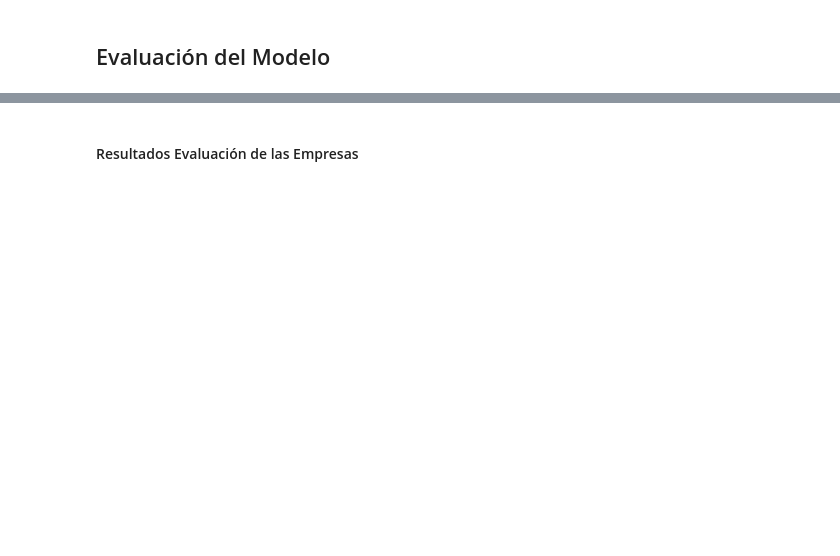
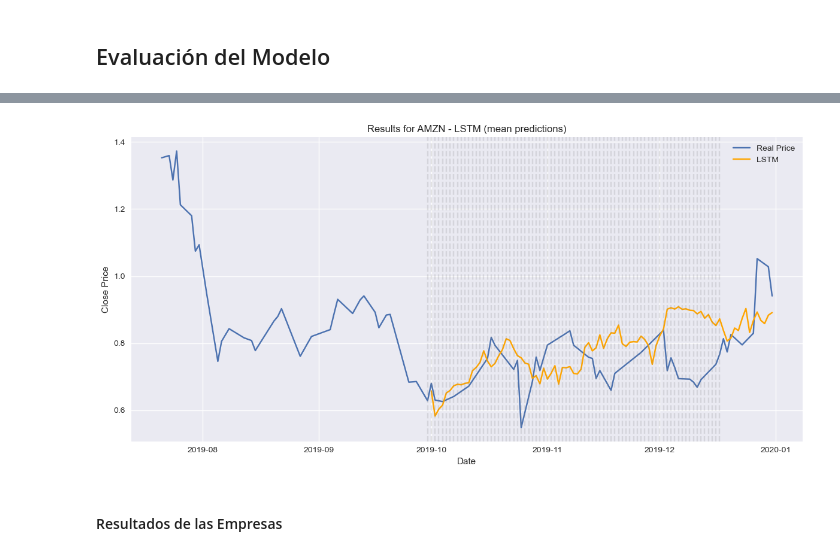
Before and after one commit to yoel79/TFM, a Jupyter notebook: LSTM_Model/LSTM_Model.ipynb, the cells around one changed output, grey strips where cells are left out. Cells and saved outputs as stored; diff of their text form; code cells hidden in the pictures; blank space fills up the shorter version.

```diff
--- a/LSTM_Model/LSTM_Model.ipynb
+++ b/LSTM_Model/LSTM_Model.ipynb
@@ -392,0 +195,19 @@ fig
+# %%
+# Calcular número de días únicos en el conjunto de test
+test_horizon = test['ds'].nunique()
+
+# Como el modelo LSTM solo permite avanzar día a día (step_size = 1),
+# establecemos el número de ventanas de forma que cubra todo el periodo avanzando de uno en uno.
+n_windows = test_horizon - 14 + 1
+print(f"Se usarán {n_windows} ventanas de validación (avance diario).")
+
+# Evaluación con cross-validation (rolling) adaptada al LSTM
+cv_result = nf.cross_validation(
+    df=full_df,
+    n_windows=n_windows,
+    step_size=1,
+    refit=False,
+    id_col='unique_id',
+    time_col='ds',
+    target_col='y'
+)
@@ -393,2 +301,35 @@ fig
+# %%
+import matplotlib.pyplot as plt
+
+ticker = 1 # ID de la empresa
+y_real = df_final[df_final['unique_id'] == ticker][1000:]  # Filtrar los datos a partir de un índice específico
+cv_res = cv_result[cv_result['unique_id'] == ticker]  # Resultados de la validación cruzada para la empresa
+
+# Agrupar predicciones por fecha (promediar)
+cv_mean = cv_res.groupby('ds', as_index=False).agg({'LSTM': 'mean'})
+
+# Crear la figura
+fig, ax = plt.subplots(1, 1, figsize=(12, 6))
+
+# Graficar datos reales
+ax.plot(y_real['ds'], y_real['y'], label="Real Price")
+
+# Graficar la media de predicciones
+ax.plot(cv_mean['ds'], cv_mean['LSTM'], label='LSTM', color='orange')
+
+# Añadir líneas verticales de corte
+cutoffs = cv_res['cutoff'].unique()
+for cutoff in cutoffs:
+    ax.axvline(x=cutoff, color='grey', ls='--', alpha=0.2)
+
+# Configuración del gráfico
+ax.set_xlabel('Date')
+ax.set_ylabel('Close Price')
+ax.set_title('Results for AMZN - LSTM (mean predictions)')
+ax.legend()
+plt.tight_layout()
+plt.show()
+# %% [output]
+[figure, added]
 # %% [markdown]
-#### Resultados Evaluación de las Empresas
+#### Resultados de las Empresas
```
Also changed, not shown: parts of 26 cells of this notebook, 3 other files.
